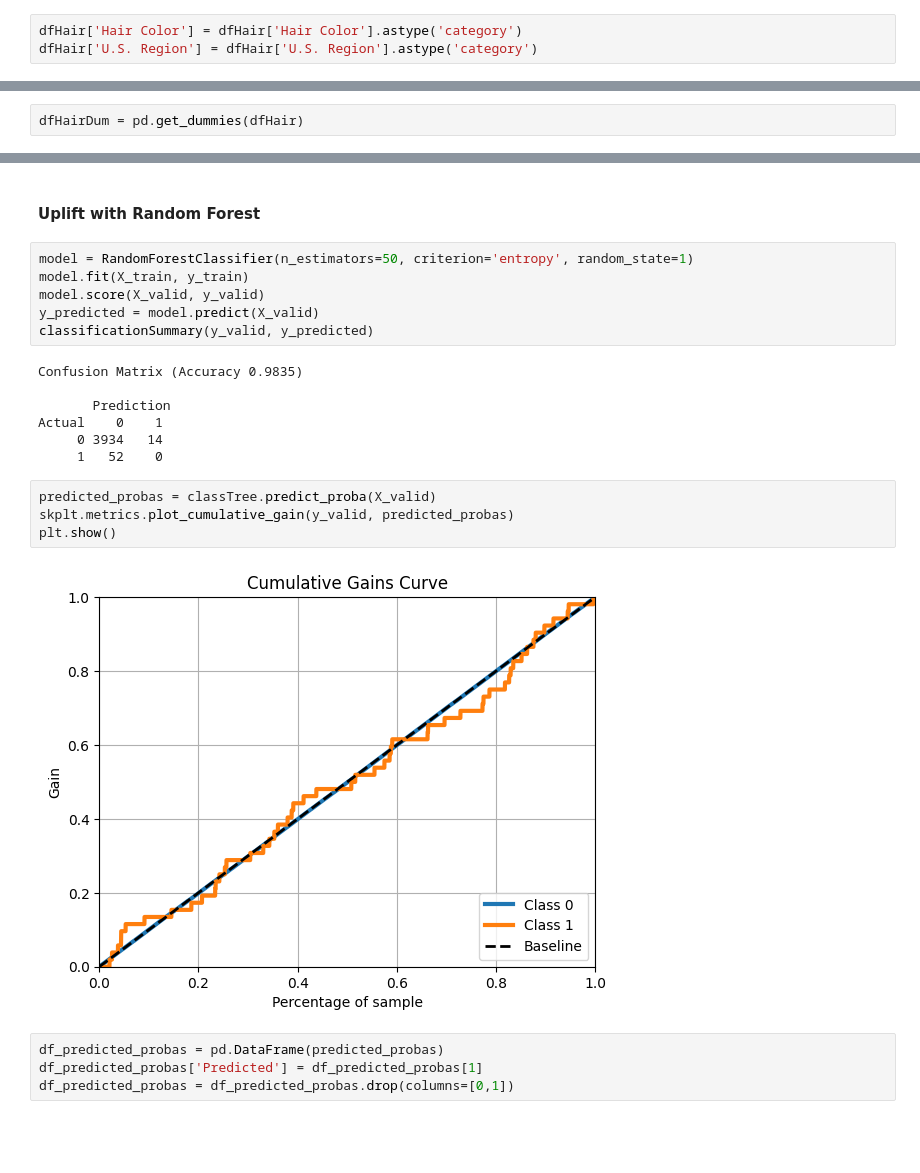
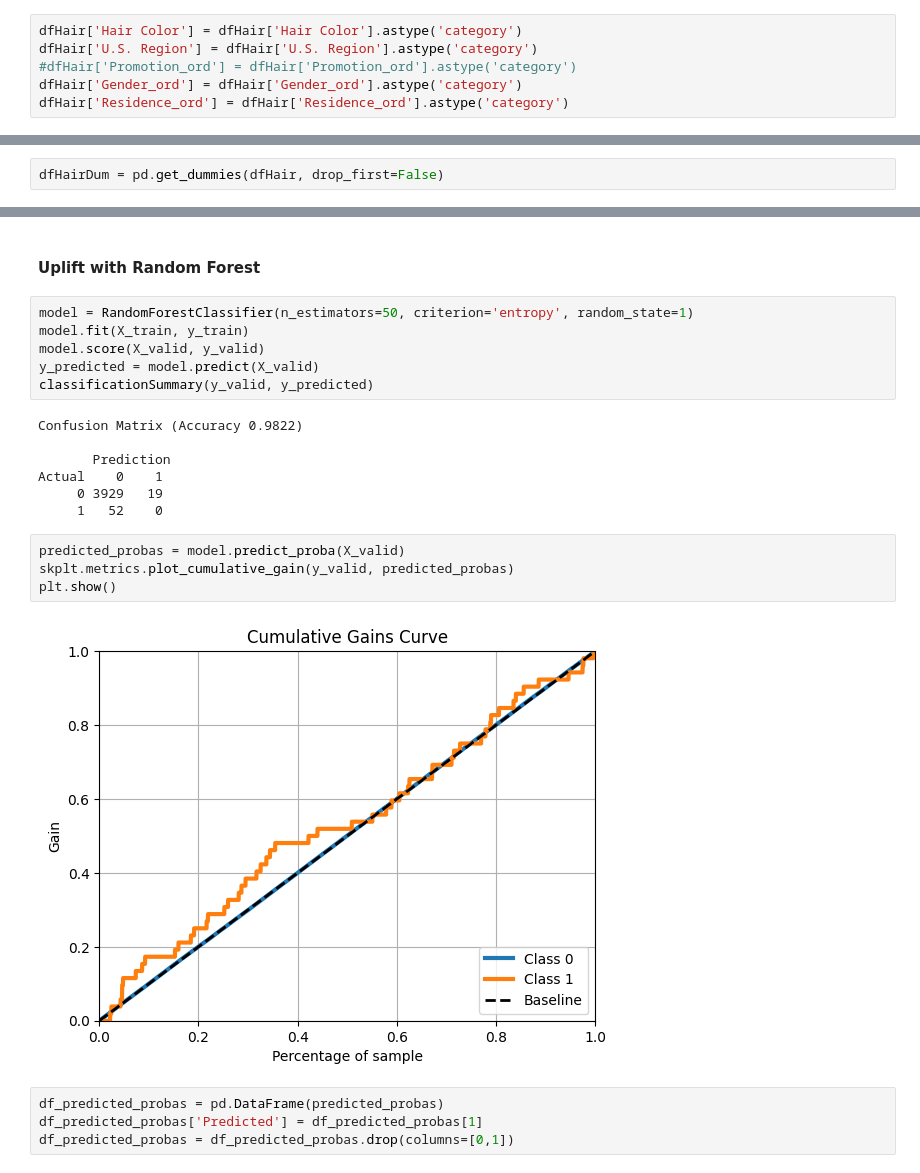
Before and after one commit to wolfesamk/MSBA-207, a Jupyter notebook: Homework/DMBA Chapter 13.2.ipynb, the cells around one changed output, grey strips where cells are left out. Saved outputs shown, nothing was run; the diff lists cells and outputs as text; blank space fills up the shorter version.

Commit message:
fixed after reviewing in class. its still a mess. predicting 80%.

```diff
--- a/Homework/DMBA Chapter 13.2.ipynb
+++ b/Homework/DMBA Chapter 13.2.ipynb
@@ -80,6 +80,9 @@ dtype: object
 # %%
 dfHair['Hair Color'] = dfHair['Hair Color'].astype('category')
 dfHair['U.S. Region'] = dfHair['U.S. Region'].astype('category')
+#dfHair['Promotion_ord'] = dfHair['Promotion_ord'].astype('category')
+dfHair['Gender_ord'] = dfHair['Gender_ord'].astype('category')
+dfHair['Residence_ord'] = dfHair['Residence_ord'].astype('category')
 # %%
 dfHair.dtypes
 # %% [output]
@@ -130,7 +133,7 @@ XIII_a_ii
 # %% [output]
 0.64
 # %%
-dfHairDum = pd.get_dummies(dfHair)
+dfHairDum = pd.get_dummies(dfHair, drop_first=False)
 # %%
 X_Hair = dfHairDum.drop(columns=['Validation','Purchase'])
 Y_Hair = dfHairDum['Purchase']
@@ -144,18 +147,18 @@ model.score(X_valid, y_valid)
 y_predicted = model.predict(X_valid)
 classificationSummary(y_valid, y_predicted)
 # %% [output]
-Confusion Matrix (Accuracy 0.9835)
+Confusion Matrix (Accuracy 0.9822)
 
        Prediction
 Actual    0    1
-     0 3934   14
+     0 3929   19
      1   52    0
 # %%
-predicted_probas = classTree.predict_proba(X_valid)
+predicted_probas = model.predict_proba(X_valid)
 skplt.metrics.plot_cumulative_gain(y_valid, predicted_probas)
 plt.show()
 # %% [output]
-[figure, old version]
+[figure, new version]
 # %%
 df_predicted_probas = pd.DataFrame(predicted_probas)
 df_predicted_probas['Predicted'] = df_predicted_probas[1]
```
Also changed, not shown: parts of 6 cells of this notebook.
